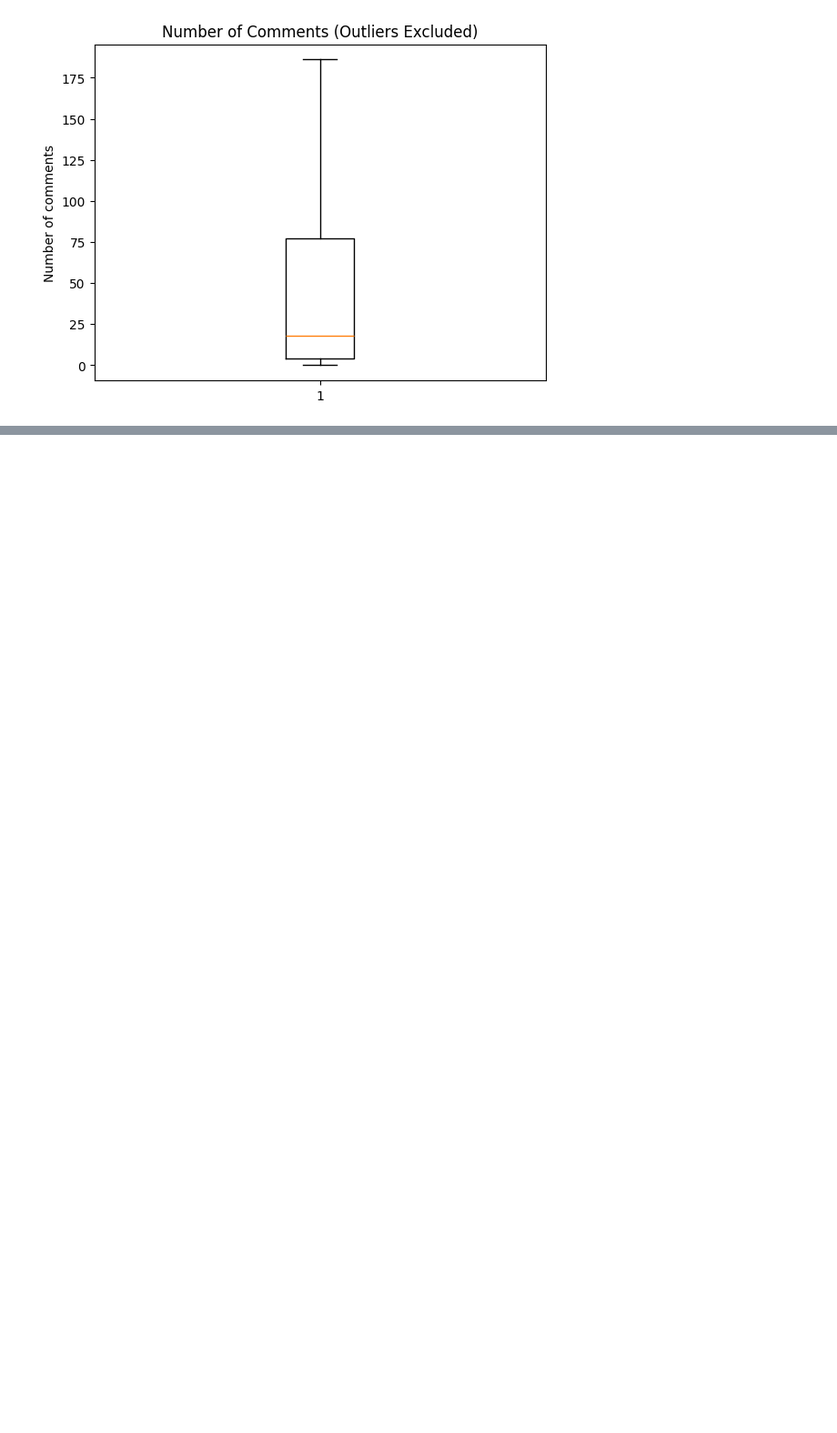
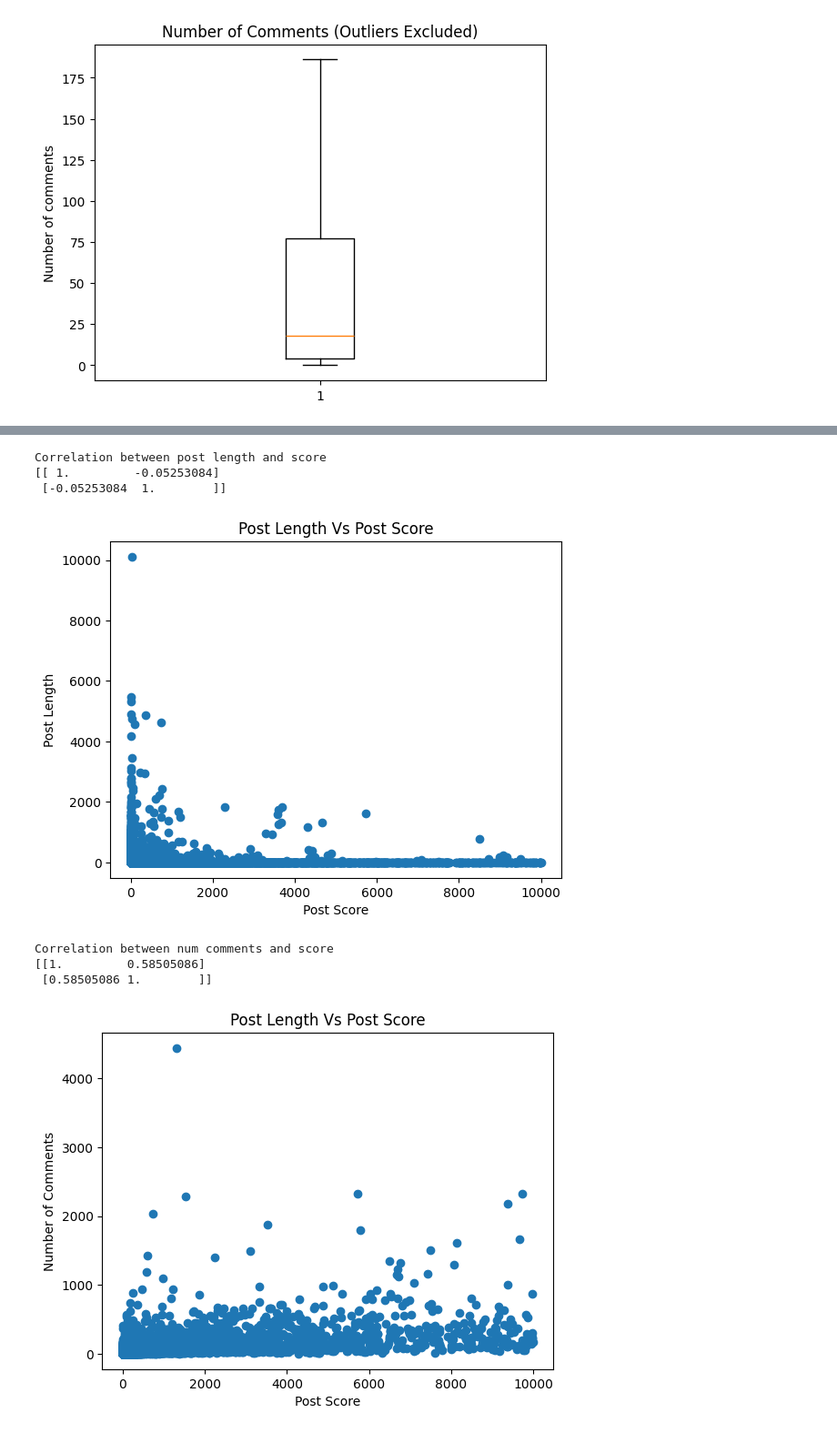
Before and after one commit to chealy90/data-science-ca2, a Jupyter notebook: DataAnalysis.ipynb, the cells around one changed output, grey strips where cells are left out. Shown: that part at 91% size. Saved outputs shown, nothing was run; the diff lists cells and outputs as text; code cells hidden in the pictures; blank space fills up the shorter version.

```diff
--- a/DataAnalysis.ipynb
+++ b/DataAnalysis.ipynb
@@ -254,0 +258,29 @@ When outliers are excluded the average number of comments drops from 98 to appro
+# %%
+df_no_outliers = reddit_data[reddit_data["score"] <= 10000]
+
+#post length and score
+print("Correlation between post length and score")
+print(np.corrcoef(reddit_data["post_length"], reddit_data["score"]))
+plt.scatter(df_no_outliers["score"], df_no_outliers["post_length"])
+plt.ylabel("Post Length")
+plt.xlabel("Post Score")
+plt.title("Post Length Vs Post Score")
+plt.show()
+
+#num comments and score
+print("Correlation between num comments and score")
+print(np.corrcoef(reddit_data["num_comments"], reddit_data["score"]))
+plt.scatter(df_no_outliers["score"], df_no_outliers["num_comments"])
+plt.ylabel("Number of Comments")
+plt.xlabel("Post Score")
+plt.title("Post Length Vs Post Score")
+plt.show()
+# %% [output]
+Correlation between post length and score
+[[ 1.         -0.05253084]
+ [-0.05253084  1.        ]]
+[figure, added]
+Correlation between num comments and score
+[[1.         0.58505086]
+ [0.58505086 1.        ]]
+[figure, added]
```
Also changed, not shown: parts of 7 cells of this notebook.
